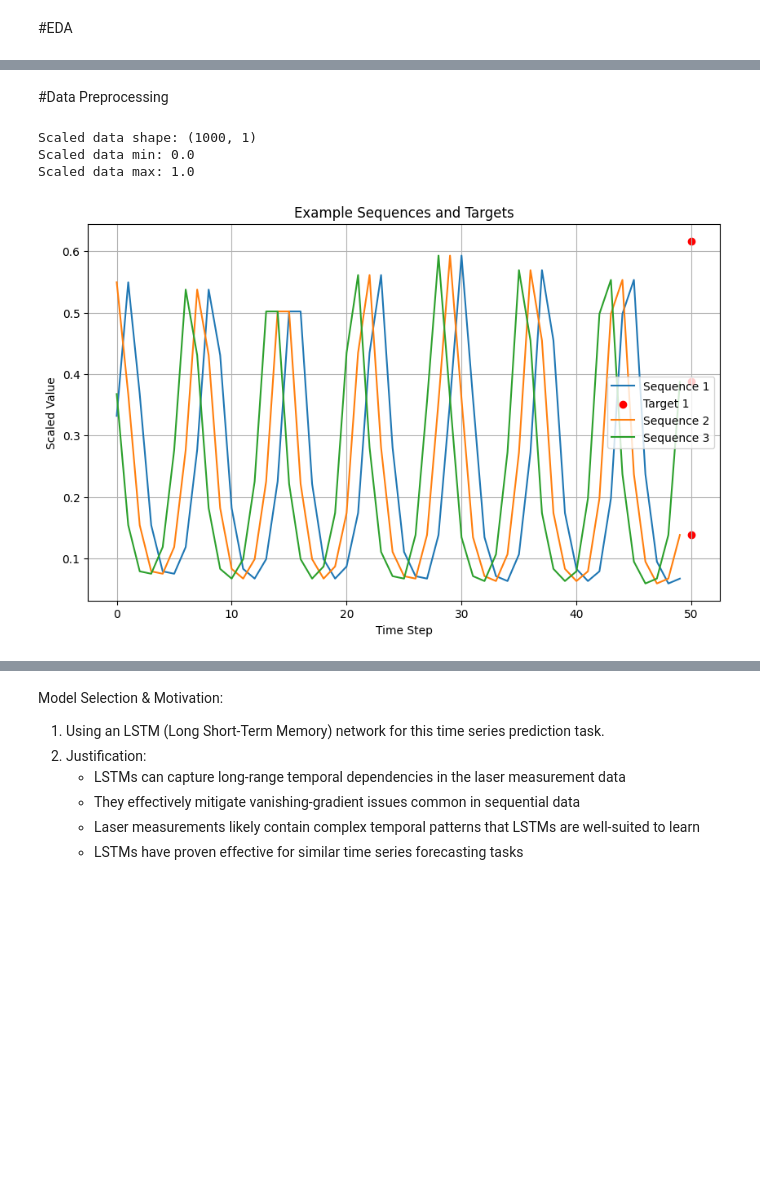
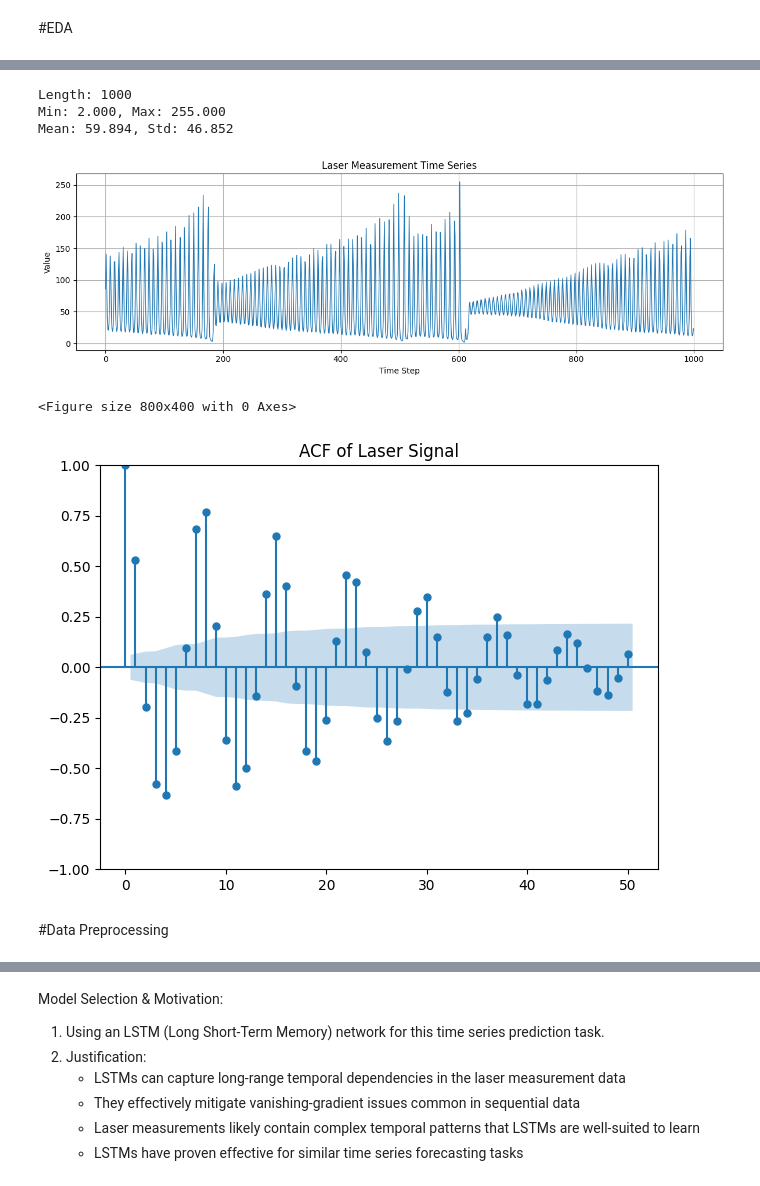
Before and after one commit to Marcelpangpangpang/Deep-Learning-1, a Jupyter notebook: hugo.ipynb, the cells around one changed output, grey strips where cells are left out. Cells and saved outputs as stored; diff of their text form; code cells hidden in the pictures; blank space fills up the shorter version.

```diff
--- a/hugo.ipynb
+++ b/hugo.ipynb
@@ -78,0 +28,7 @@ df, mat_dict = load_mat_to_dataframe('Xtrain.mat')
+# %%
+from scipy.io import loadmat
+raw = loadmat('Xtrain.mat')['Xtrain']  # shape is (N,1) or (1,N)
+
+series = raw.flatten()  # now shape is (N,)
+split = int(len(series)*0.8)
+train_ser, val_ser = series[:split], series[split:]
@@ -144,42 +42,34 @@ Variance: 2195.108764
+# %%
+
+print(f"Length: {len(series)}")
+print(f"Min: {series.min():.3f}, Max: {series.max():.3f}")
+print(f"Mean: {series.mean():.3f}, Std: {series.std():.3f}")
+
+# 3. Plot full time series
+plt.figure(figsize=(12,4))
+plt.plot(series, linewidth=1)
+plt.title('Laser Measurement Time Series')
+plt.xlabel('Time Step')
+plt.ylabel('Value')
+plt.grid(True)
+plt.tight_layout()
+plt.show()
+
+# 4. Autocorrelation
+
+from statsmodels.graphics.tsaplots import plot_acf
+
+
+plt.figure(figsize=(8,4))
+plot_acf(series, lags=50, title='ACF of Laser Signal')
+plt.tight_layout()
+plt.show()
+# %% [output]
+Length: 1000
+Min: 2.000, Max: 255.000
+Mean: 59.894, Std: 46.852
+[figure, added]
+<Figure size 800x400 with 0 Axes>
+[figure, added]
 # %% [markdown]
 #Data Preprocessing
-# %%
-scaler = MinMaxScaler()
-
-# scaler = StandardScaler()
-
-# Reshape data if needed (scaler expects 2D array)
-if len(Trainarray.shape) == 1:
-    Trainarray_reshaped = Trainarray.reshape(-1, 1)
-else:
-    Trainarray_reshaped = Trainarray
-
-# Fit the scaler on training data and transform
-scaled_train = scaler.fit_transform(Trainarray_reshaped)
-
-# Convert back to original shape if needed
-if len(Trainarray.shape) == 1:
-    scaled_train = scaled_train.flatten()
-
-print("Scaled data shape:", scaled_train.shape)
-print("Scaled data min:", np.min(scaled_train))
-print("Scaled data max:", np.max(scaled_train))
-
-
-
-# Visualize a few sequences
-plt.figure(figsize=(10, 6))
-for i in range(min(3, len(X_train))):
-    plt.plot(X_train[i], label=f'Sequence {i+1}')
-    plt.scatter(window_size, y_train[i], color='red', label=f'Target {i+1}' if i == 0 else "")
-plt.title('Example Sequences and Targets')
-plt.xlabel('Time Step')
-plt.ylabel('Scaled Value')
-plt.legend()
-plt.grid(True)
-plt.show()
-# %% [output]
-Scaled data shape: (1000, 1)
-Scaled data min: 0.0
-Scaled data max: 1.0
-[figure, removed]
```
Also changed, not shown: parts of 12 cells of this notebook.
